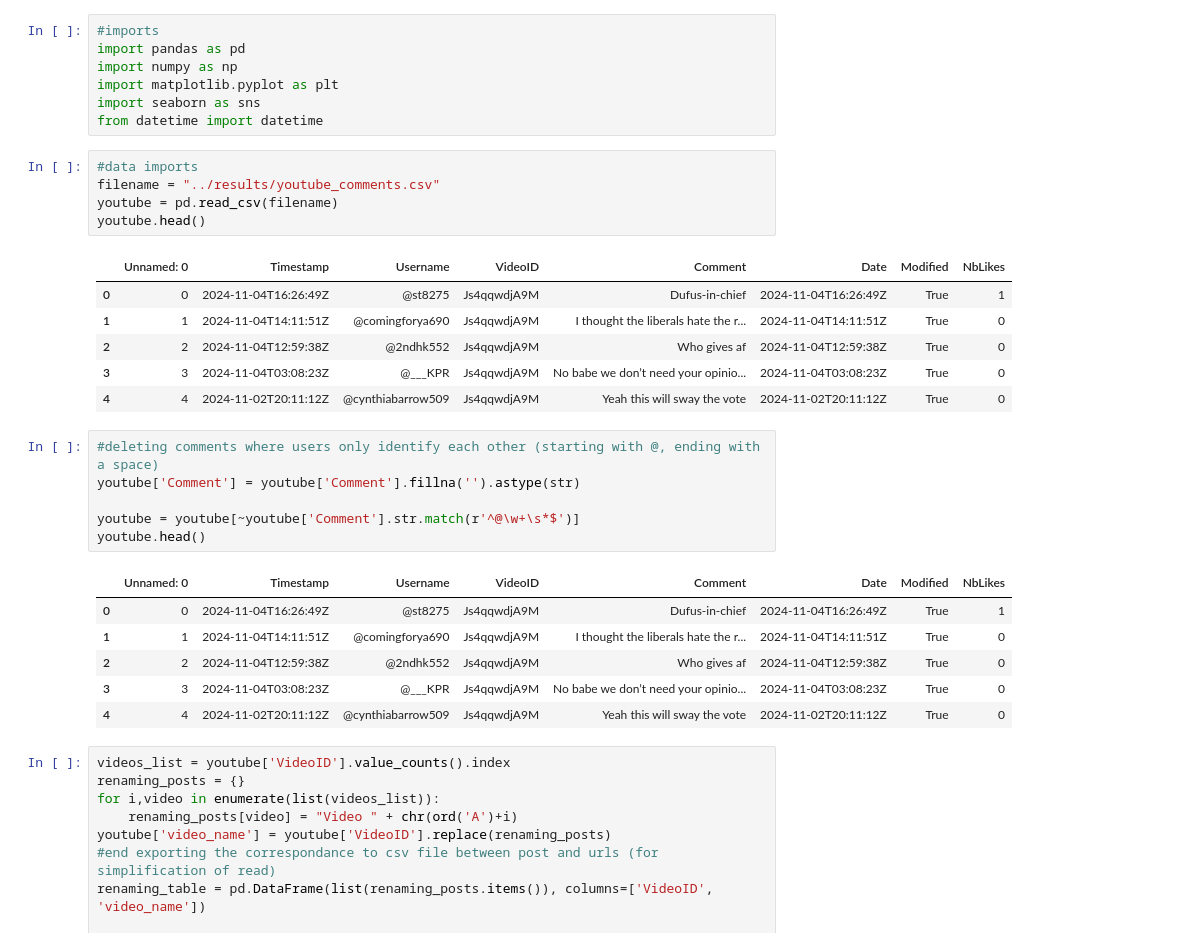
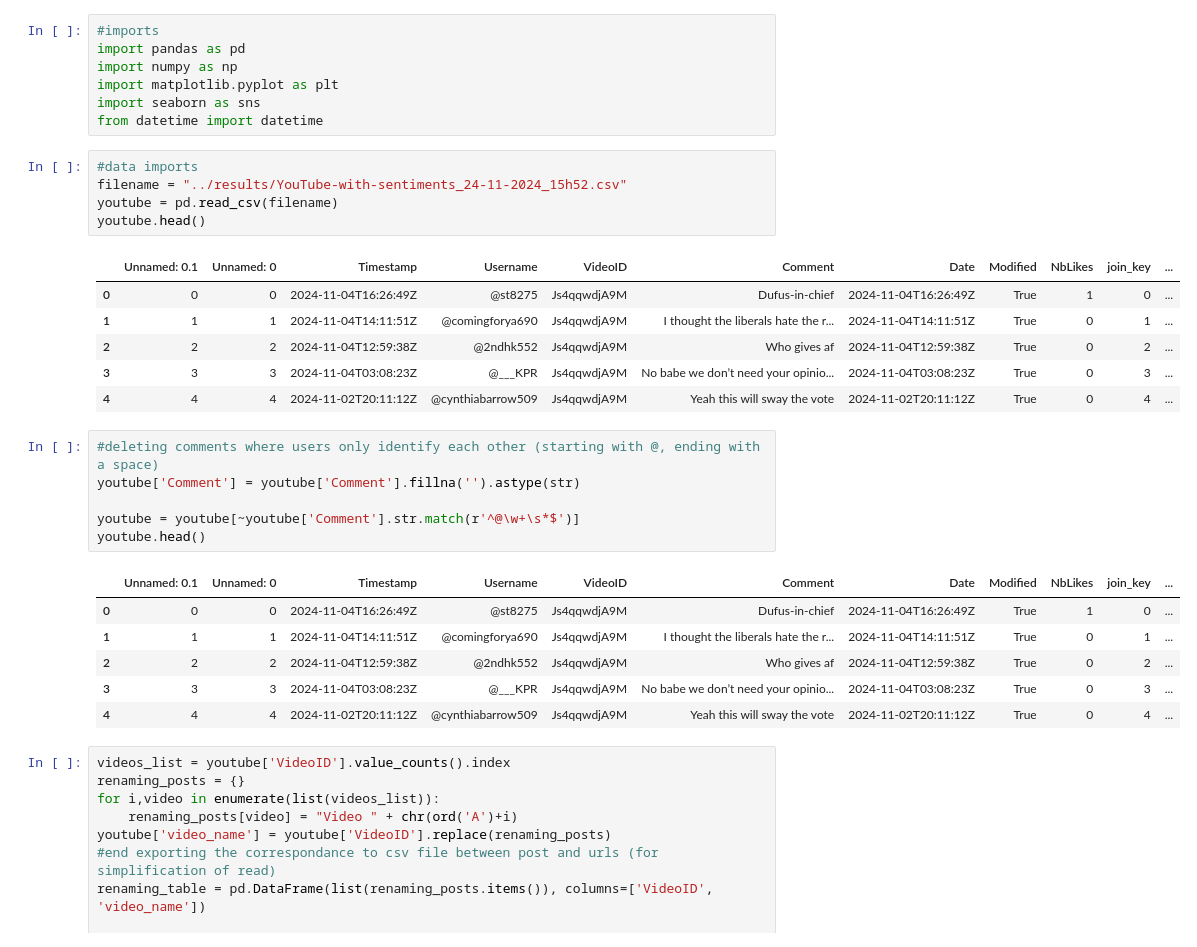
Before and after one commit to pouvoirdasha/sociology_scrapping, a Jupyter notebook: notebooks_stats_finetuning/descriptive_stats_leo.ipynb, the cells around one changed output. Drawn from its saved outputs; the diff is of its cells as text.

```diff
--- a/notebooks_stats_finetuning/descriptive_stats_leo.ipynb
+++ b/notebooks_stats_finetuning/descriptive_stats_leo.ipynb
@@ -13,16 +13,16 @@ import seaborn as sns
 from datetime import datetime
 # %%
 #data imports
-filename = "../results/youtube_comments.csv"
+filename = "../results/YouTube-with-sentiments_24-11-2024_15h52.csv"
 youtube = pd.read_csv(filename)
 youtube.head()
 # %% [output]
-|  | Unnamed: 0 | Timestamp | Username | VideoID | Comment | Date | Modified | NbLikes |
-| 0 | 0 | 2024-11-04T16:26:49Z | @st8275 | Js4qqwdjA9M | Dufus-in-chief | 2024-11-04T16:26:49Z | True | 1 |
-| 1 | 1 | 2024-11-04T14:11:51Z | @comingforya690 | Js4qqwdjA9M | I thought the liberals hate the r... | 2024-11-04T14:11:51Z | True | 0 |
-| 2 | 2 | 2024-11-04T12:59:38Z | @2ndhk552 | Js4qqwdjA9M | Who gives af | 2024-11-04T12:59:38Z | True | 0 |
-| 3 | 3 | 2024-11-04T03:08:23Z | @___KPR | Js4qqwdjA9M | No babe we don’t need your opinio... | 2024-11-04T03:08:23Z | True | 0 |
-| 4 | 4 | 2024-11-02T20:11:12Z | @cynthiabarrow509 | Js4qqwdjA9M | Yeah this will sway the vote | 2024-11-02T20:11:12Z | True | 0 |
+|  | Unnamed: 0.1 | Unnamed: 0 | Timestamp | Username | VideoID | Comment | Date | Modified | NbLikes | join_key | ... |
+| 0 | 0 | 0 | 2024-11-04T16:26:49Z | @st8275 | Js4qqwdjA9M | Dufus-in-chief | 2024-11-04T16:26:49Z | True | 1 | 0 | ... |
+| 1 | 1 | 1 | 2024-11-04T14:11:51Z | @comingforya690 | Js4qqwdjA9M | I thought the liberals hate the r... | 2024-11-04T14:11:51Z | True | 0 | 1 | ... |
+| 2 | 2 | 2 | 2024-11-04T12:59:38Z | @2ndhk552 | Js4qqwdjA9M | Who gives af | 2024-11-04T12:59:38Z | True | 0 | 2 | ... |
+| 3 | 3 | 3 | 2024-11-04T03:08:23Z | @___KPR | Js4qqwdjA9M | No babe we don’t need your opinio... | 2024-11-04T03:08:23Z | True | 0 | 3 | ... |
+| 4 | 4 | 4 | 2024-11-02T20:11:12Z | @cynthiabarrow509 | Js4qqwdjA9M | Yeah this will sway the vote | 2024-11-02T20:11:12Z | True | 0 | 4 | ... |
 # %%
 #deleting comments where users only identify each other (starting with @, ending with a space)
 youtube['Comment'] = youtube['Comment'].fillna('').astype(str)
@@ -30,12 +30,12 @@ youtube['Comment'] = youtube['Comment'].fillna('').astype(str)
 youtube = youtube[~youtube['Comment'].str.match(r'^@\w+\s*$')]
 youtube.head()
 # %% [output]
-|  | Unnamed: 0 | Timestamp | Username | VideoID | Comment | Date | Modified | NbLikes |
-| 0 | 0 | 2024-11-04T16:26:49Z | @st8275 | Js4qqwdjA9M | Dufus-in-chief | 2024-11-04T16:26:49Z | True | 1 |
-| 1 | 1 | 2024-11-04T14:11:51Z | @comingforya690 | Js4qqwdjA9M | I thought the liberals hate the r... | 2024-11-04T14:11:51Z | True | 0 |
-| 2 | 2 | 2024-11-04T12:59:38Z | @2ndhk552 | Js4qqwdjA9M | Who gives af | 2024-11-04T12:59:38Z | True | 0 |
-| 3 | 3 | 2024-11-04T03:08:23Z | @___KPR | Js4qqwdjA9M | No babe we don’t need your opinio... | 2024-11-04T03:08:23Z | True | 0 |
-| 4 | 4 | 2024-11-02T20:11:12Z | @cynthiabarrow509 | Js4qqwdjA9M | Yeah this will sway the vote | 2024-11-02T20:11:12Z | True | 0 |
+|  | Unnamed: 0.1 | Unnamed: 0 | Timestamp | Username | VideoID | Comment | Date | Modified | NbLikes | join_key | ... |
+| 0 | 0 | 0 | 2024-11-04T16:26:49Z | @st8275 | Js4qqwdjA9M | Dufus-in-chief | 2024-11-04T16:26:49Z | True | 1 | 0 | ... |
+| 1 | 1 | 1 | 2024-11-04T14:11:51Z | @comingforya690 | Js4qqwdjA9M | I thought the liberals hate the r... | 2024-11-04T14:11:51Z | True | 0 | 1 | ... |
+| 2 | 2 | 2 | 2024-11-04T12:59:38Z | @2ndhk552 | Js4qqwdjA9M | Who gives af | 2024-11-04T12:59:38Z | True | 0 | 2 | ... |
+| 3 | 3 | 3 | 2024-11-04T03:08:23Z | @___KPR | Js4qqwdjA9M | No babe we don’t need your opinio... | 2024-11-04T03:08:23Z | True | 0 | 3 | ... |
+| 4 | 4 | 4 | 2024-11-02T20:11:12Z | @cynthiabarrow509 | Js4qqwdjA9M | Yeah this will sway the vote | 2024-11-02T20:11:12Z | True | 0 | 4 | ... |
 # %%
 videos_list = youtube['VideoID'].value_counts().index
 renaming_posts = {}
```
Also changed, not shown: parts of 29 cells of this notebook, 2 other files.
